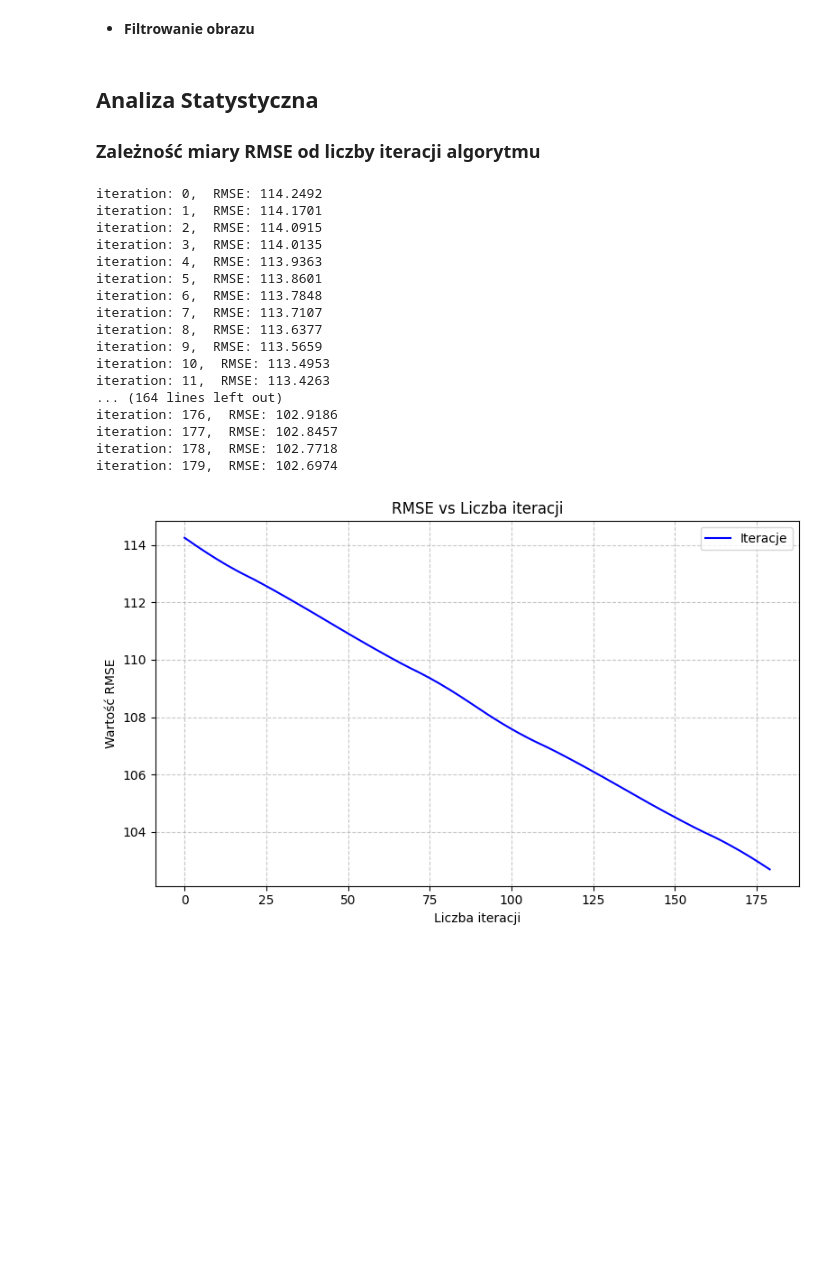
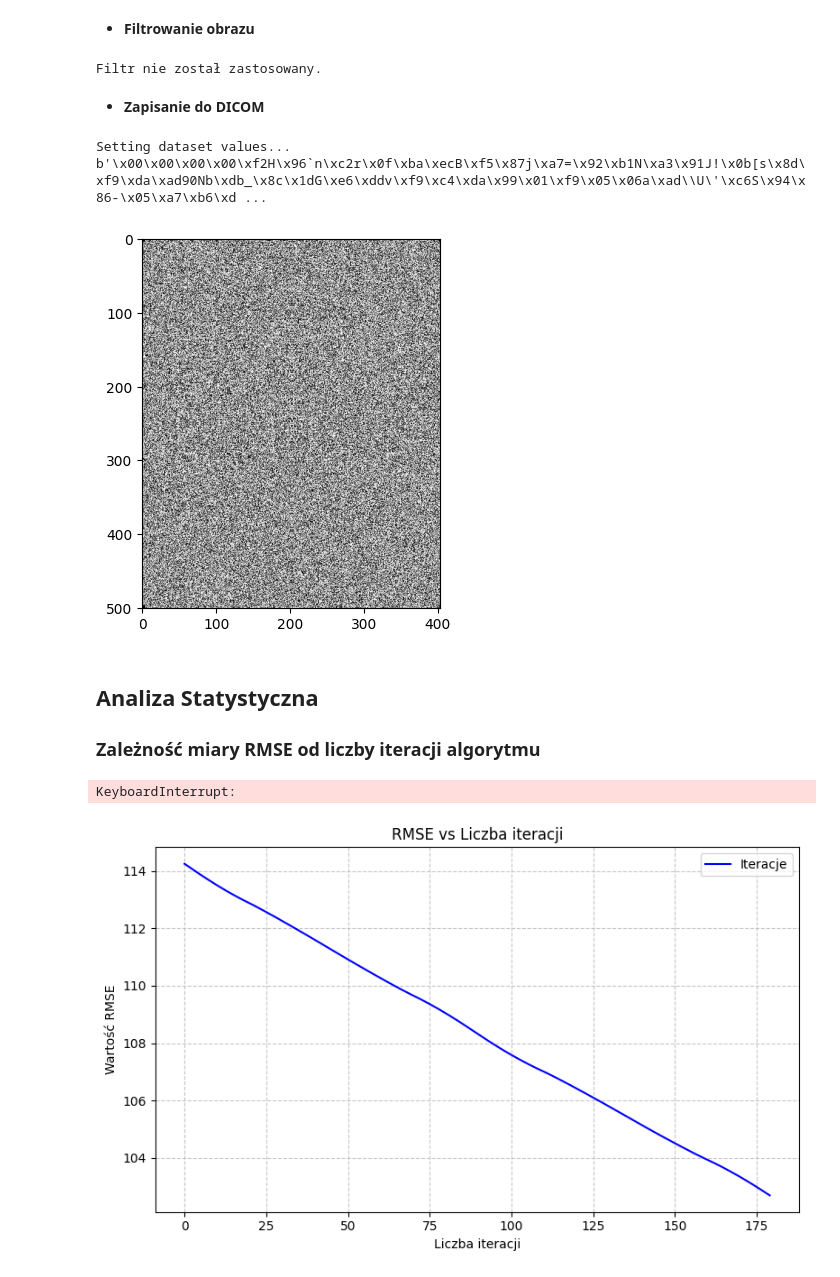
Before and after one commit to viatrix17/Symulacja-Tomografu, a Jupyter notebook: symulacja_tomografu.ipynb, the cells around one changed output. Cells and saved outputs as stored; diff of their text form; code cells hidden in the pictures; blank space fills up the shorter version.

```diff
--- a/symulacja_tomografu.ipynb
+++ b/symulacja_tomografu.ipynb
@@ -284,8 +263,9 @@ def filter_image(reconstruction):
             filtered_image[i][j] = min(max(0,filtered_image[i][j]),255)
     return filtered_image
 # %%
-# filtered_output = filter_image(reverse_radon(filtered_sinogram, image.shape[0], image.shape[1]))
-# plt.imshow(filtered_output, cmap=plt.cm.Greys_r, vmin=0)
+filtered_sinogram = filter_sinogram(sinogram, kernel)
+filtered_output = filter_image(reverse_radon(image, filtered_sinogram, image.shape[0], image.shape[1]))
+plt.imshow(filtered_output, cmap=plt.cm.Greys_r, vmin=0)
 # %% [output]
 <matplotlib.image.AxesImage at 0x...>
 [figure]
@@ -379,7 +353,7 @@ sinogram_filtered = filter_sinogram(sinogram, kernel)
 # %% [markdown]
 * **Obraz wyjściowy (rekonstrukcja):**
 # %%
-reconstruction = reverse_radon(sinogram_filtered, image.shape[0], image.shape[1], interactive=reconstruction_interaction)
+reconstruction = reverse_radon(image, sinogram, image.shape[0], image.shape[1], interactive=reconstruction_interaction)
 # %%
 if not reconstruction_interaction:
     plt.imshow(reconstruction,cmap=plt.cm.Greys_r)
@@ -388,4 +364,2 @@ else:
 # %% [markdown]
 - **Filtrowanie obrazu**
-# %%
-filtered_output = filter_image(reconstruction)
@@ -394,30 +366,37 @@ plt.imshow(filtered_output, cmap=plt.cm.Greys_r, vmin=0)
+# %%
+if filtered:
+    filtered_sinogram = filter_sinogram(sinogram, kernel)
+    filtered_output = filter_image(reverse_radon(image, filtered_sinogram, image.shape[0], image.shape[1]))
+    # if filtered_interaction:
+    #     interactive_plot(result_interactive, width=3, height=3.75, result=True, v_min=0, v_max=np.max(filtered_output))
+    # else:
+    plt.imshow(filtered_output, cmap=plt.cm.Greys_r, vmin=0)
+else:
+    print("Filtr nie został zastosowany.")
+# %% [output]
+Filtr nie został zastosowany.
+# %% [markdown]
+- **Zapisanie do DICOM**
+# %%
+if filtered:
+    save_dicom(filtered_output, 'result.dcm')
+else:
+    save_dicom(reconstruction, 'result.dcm')
+# %% [output]
+Setting dataset values...
+b'\x00\x00\x00\x00\xf2H\x96`n\xc2r\x0f\xba\xecB\xf5\x87j\xa7=\x92\xb1N\xa3\x91J!\x0b[s\x8d\xf9\xda\xad90Nb\xdb_\x8c\x1dG\xe6\xddv\xf9\xc4\xda\x99\x01\xf9\x05\x06a\xad\\U\'\xc6S\x94\x86-\x05\xa7\xb6\xd ...
+[figure, added]
 # %% [markdown]
 ## Analiza Statystyczna
 
 ### Zależność miary RMSE od liczby iteracji algorytmu
 # %%
 sinogram = custom_radon(image)
-output_raw = reverse_radon(sinogram, image.shape[0], image.shape[1], rmse=True)
+output_raw = reverse_radon(image, sinogram, image.shape[0], image.shape[1], rmse=True)
 # for it, rmse in iteration_rmse:
 #     print(f"iteration: {it},  RMSE: {rmse:.4f}")
 # %% [output]
-iteration: 0,  RMSE: 114.2492
-iteration: 1,  RMSE: 114.1701
-iteration: 2,  RMSE: 114.0915
-iteration: 3,  RMSE: 114.0135
-iteration: 4,  RMSE: 113.9363
-iteration: 5,  RMSE: 113.8601
-iteration: 6,  RMSE: 113.7848
-iteration: 7,  RMSE: 113.7107
-iteration: 8,  RMSE: 113.6377
-iteration: 9,  RMSE: 113.5659
-iteration: 10,  RMSE: 113.4953
-iteration: 11,  RMSE: 113.4263
-... (164 lines left out)
-iteration: 176,  RMSE: 102.9186
-iteration: 177,  RMSE: 102.8457
-iteration: 178,  RMSE: 102.7718
-iteration: 179,  RMSE: 102.6974
+KeyboardInterrupt:
 # %%
 x_iter, y_iter = zip(*iteration_rmse)
 
```
Also changed, not shown: parts of 21 cells of this notebook.
